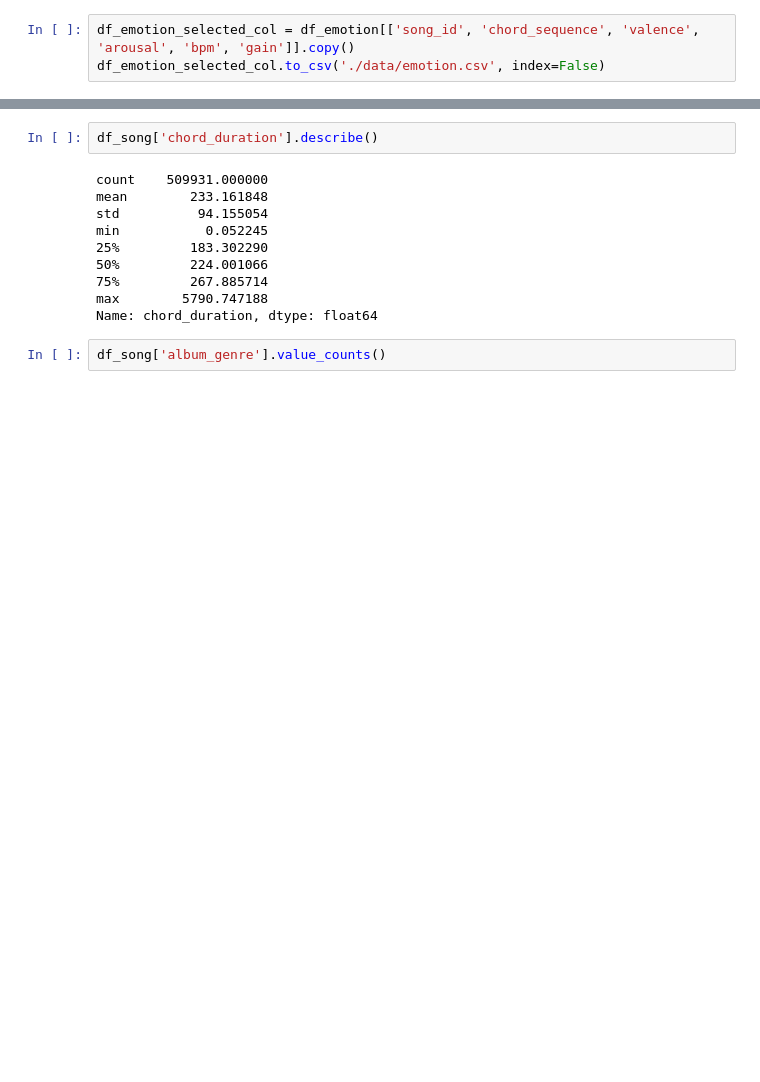
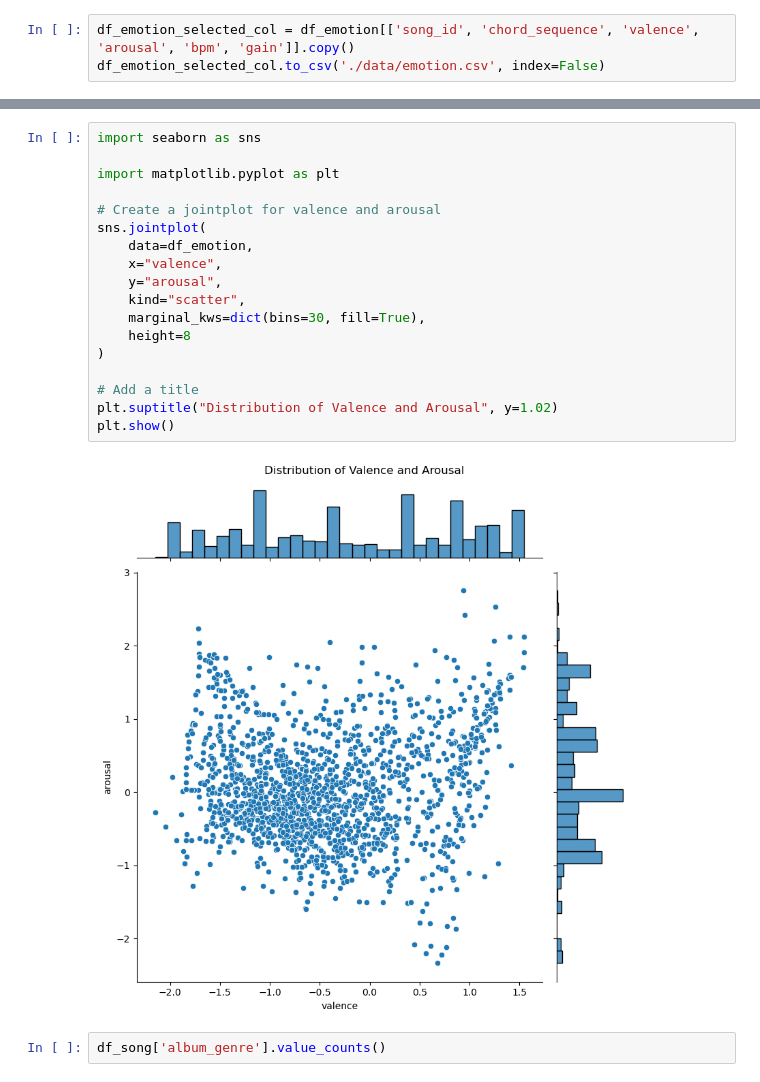
Before and after one commit to com-480-data-visualization/Apple-Pie-Chart, a Jupyter notebook: EDA.ipynb, the cells around one changed output, grey strips where cells are left out. Drawn from its saved outputs; the diff is of its cells as text; blank space fills up the shorter version.

```diff
--- a/EDA.ipynb
+++ b/EDA.ipynb
@@ -39,15 +37,23 @@ KeyboardInterrupt:
-# %%
-df_song['chord_duration'].describe()
-# %% [output]
-count    509931.000000
-mean        233.161848
-std          94.155054
-min           0.052245
-25%         183.302290
-50%         224.001066
-75%         267.885714
-max        5790.747188
-Name: chord_duration, dtype: float64
+# %%
+import seaborn as sns
+
+import matplotlib.pyplot as plt
+
+# Create a jointplot for valence and arousal
+sns.jointplot(
+    data=df_emotion,
+    x="valence",
+    y="arousal",
+    kind="scatter",
+    marginal_kws=dict(bins=30, fill=True),
+    height=8
+)
+
+# Add a title
+plt.suptitle("Distribution of Valence and Arousal", y=1.02)
+plt.show()
+# %% [output]
+[figure, added]
 # %%
 df_song['album_genre'].value_counts()
 # %% [output]
```
Also changed, not shown: parts of 13 cells of this notebook, 2 other files.
